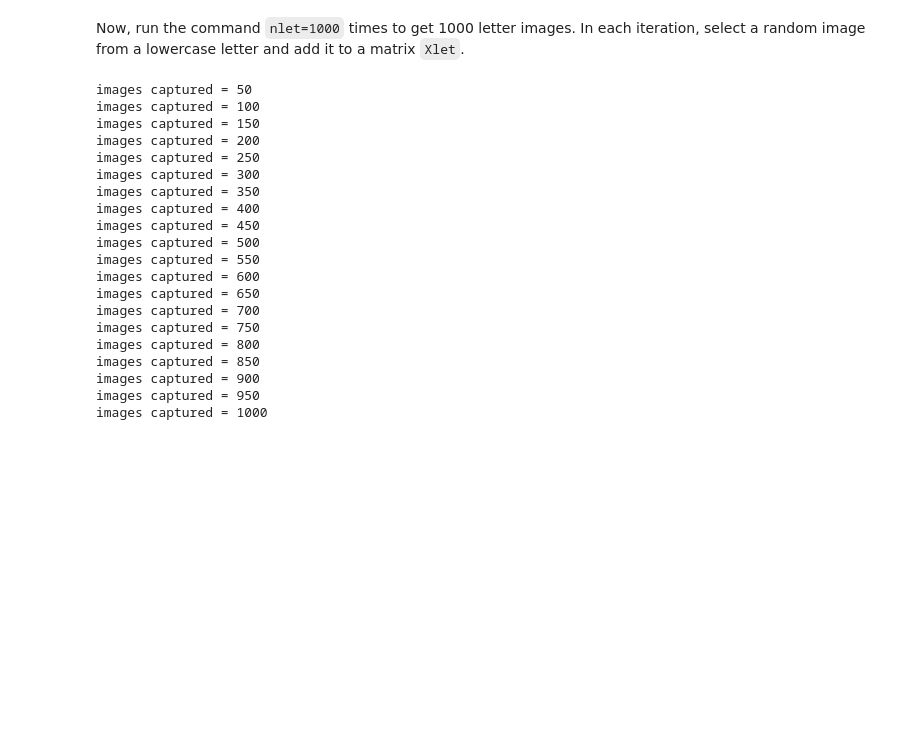
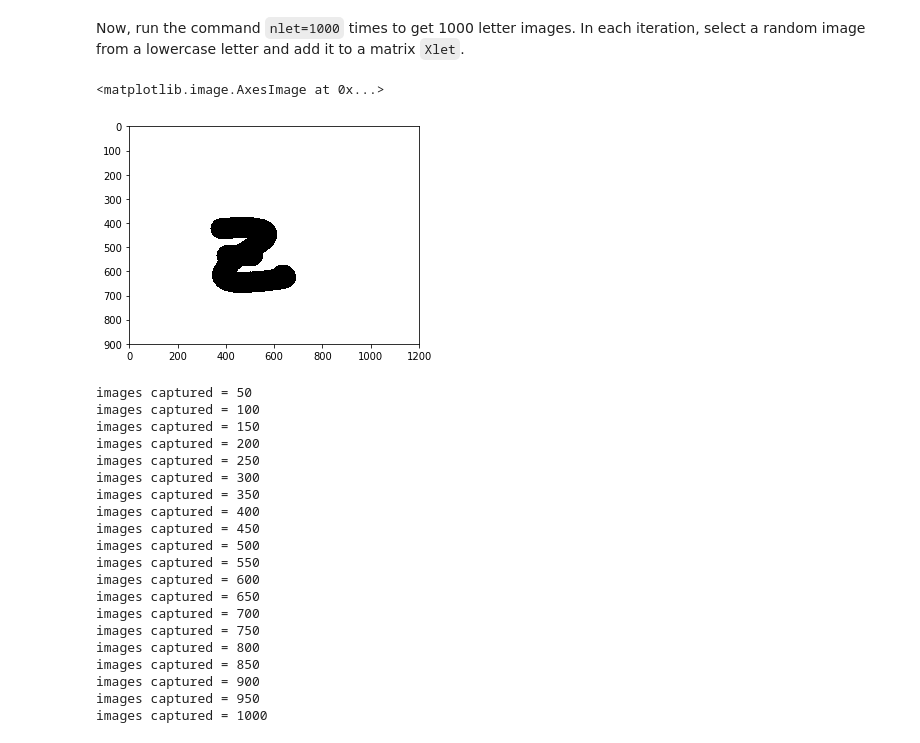
Before and after one commit to JackLangerman/introml, a Jupyter notebook: svm/lab06_ext_mnist_partial.ipynb, the cells around one changed output. Drawn from its saved outputs; the diff is of its cells as text; code cells hidden in the pictures; blank space fills up the shorter version.

```diff
--- a/svm/lab06_ext_mnist_partial.ipynb
+++ b/svm/lab06_ext_mnist_partial.ipynb
@@ -253,2 +299,7 @@ except ImgException as e:
 # %% [markdown]
 Now, run the command `nlet=1000` times to get 1000 letter images.  In each iteration, select a random image from a lowercase letter and add it to a matrix `Xlet`.
+# %%
+plt.imshow(load_img(62,1))
+# %% [output]
+<matplotlib.image.AxesImage at 0x...>
+[figure, added]
```
Also changed, not shown: parts of 37 cells of this notebook, 2 other files.
